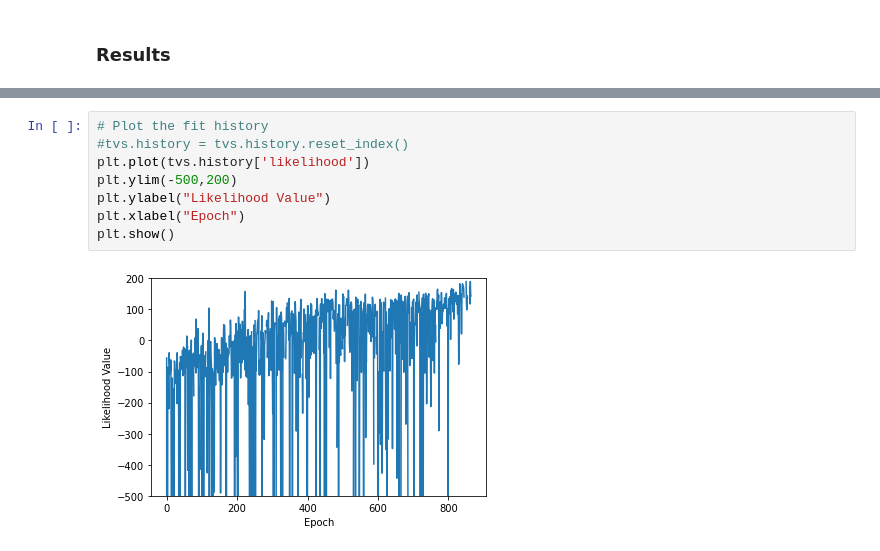
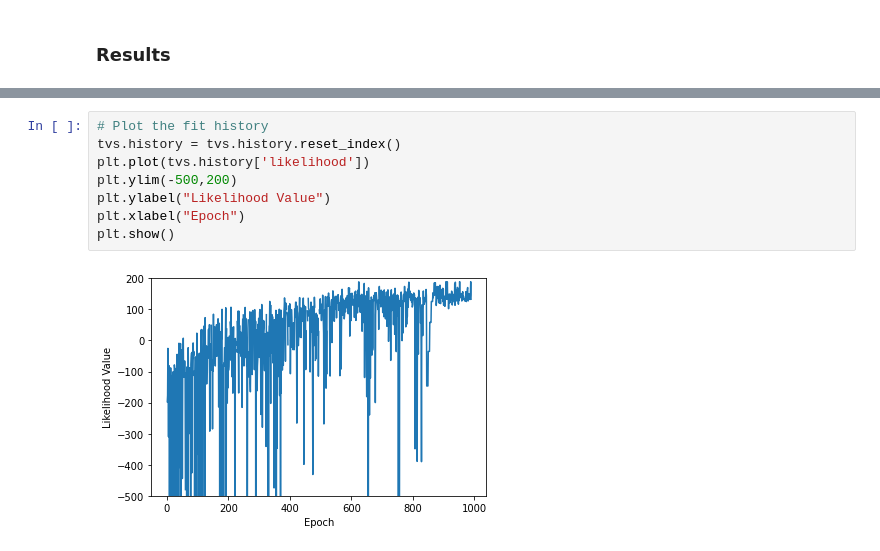
Before and after one commit to aaron1rcl/tvs_regression, a Jupyter notebook: notebooks/1_univariate_example.ipynb, the cells around one changed output, grey strips where cells are left out. Cells and saved outputs as stored; diff of their text form.

```diff
--- a/notebooks/1_univariate_example.ipynb
+++ b/notebooks/1_univariate_example.ipynb
@@ -212,13 +188,13 @@ array([-1,  1,  0, -1,  0, -4, -2,  0, -1, -1,  0,  1,  1,  1, -1,  1,  0,
 # %%
 # Plot the fit history
-#tvs.history = tvs.history.reset_index()
+tvs.history = tvs.history.reset_index()
 plt.plot(tvs.history['likelihood'])
 plt.ylim(-500,200)
 plt.ylabel("Likelihood Value")
 plt.xlabel("Epoch")
 plt.show()
 # %% [output]
-[figure, old version]
+[figure, new version]
 # %%
 # Predict (fit)
 f = linearTauSolver(X, y, tvs.summary.x[0], 0, tvs.summary.x[1], 0, tvs.summary.x[2], tvs.summary.x[3])
```
Also changed, not shown: parts of 13 cells of this notebook, 1 other file.
